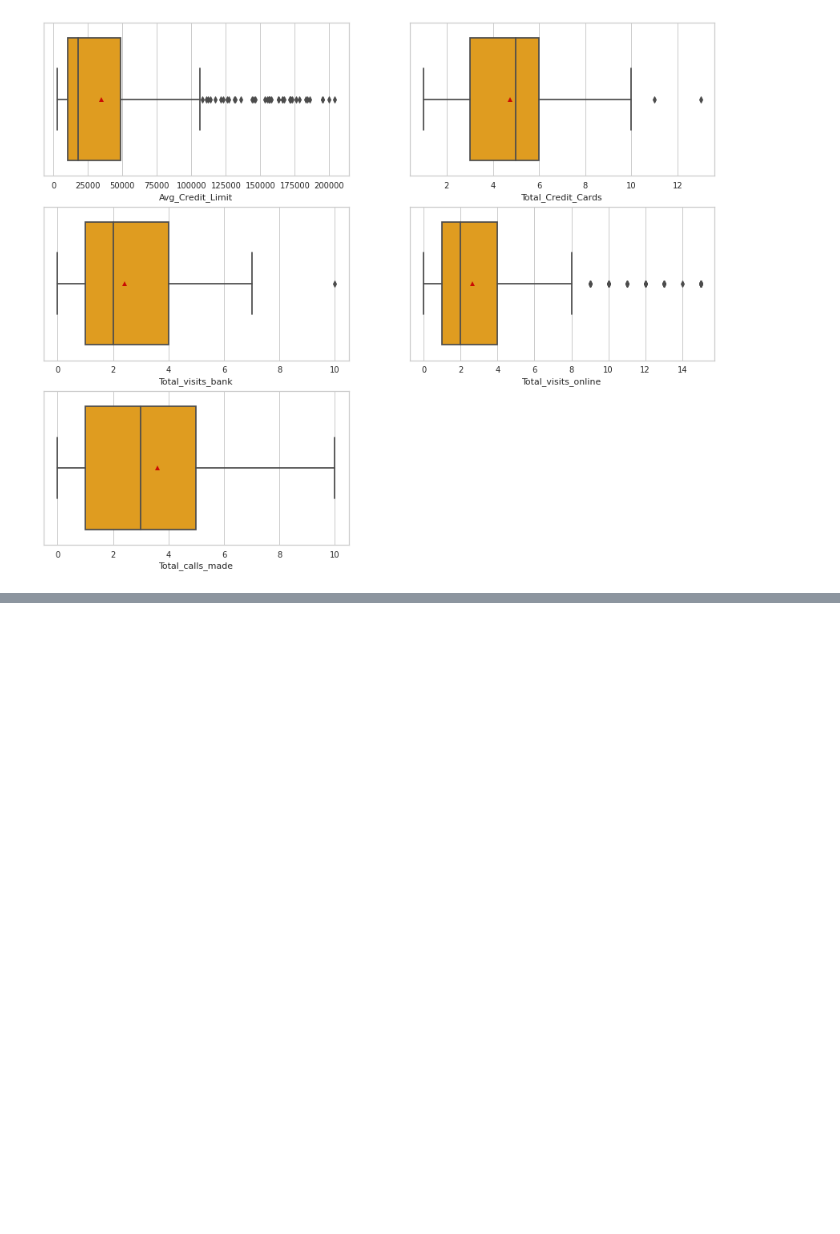
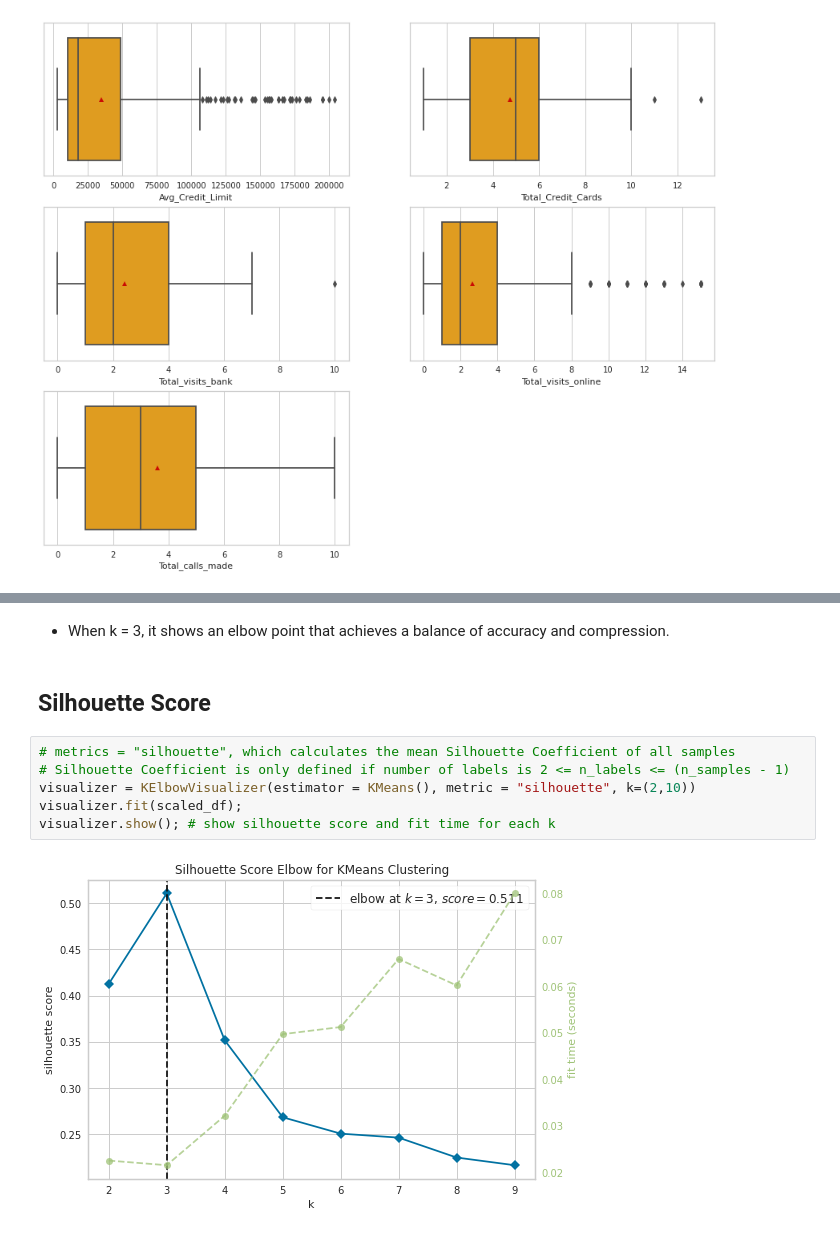
Before and after one commit to liangym2014/Data-science-and-machine-learning, a Jupyter notebook: 6.AllLife_Bank_Customer_Segmentation_Solution.ipynb, the cells around one changed output, grey strips where cells are left out. Saved outputs shown, nothing was run; the diff lists cells and outputs as text; blank space fills up the shorter version.

```diff
--- a/6.AllLife_Bank_Customer_Segmentation_Solution.ipynb
+++ b/6.AllLife_Bank_Customer_Segmentation_Solution.ipynb
@@ -195,0 +253,12 @@ for i,col in enumerate(attribute_cols):
+# %% [markdown]
+- When k = 3, it shows an elbow point that achieves a balance of accuracy and compression.
+# %% [markdown]
+## Silhouette Score
+# %%
+# metrics = "silhouette", which calculates the mean Silhouette Coefficient of all samples
+# Silhouette Coefficient is only defined if number of labels is 2 <= n_labels <= (n_samples - 1)
+visualizer = KElbowVisualizer(estimator = KMeans(), metric = "silhouette", k=(2,10))
+visualizer.fit(scaled_df);
+visualizer.show(); # show silhouette score and fit time for each k
+# %% [output]
+[figure, added]
```
Also changed, not shown: parts of 22 cells of this notebook.
